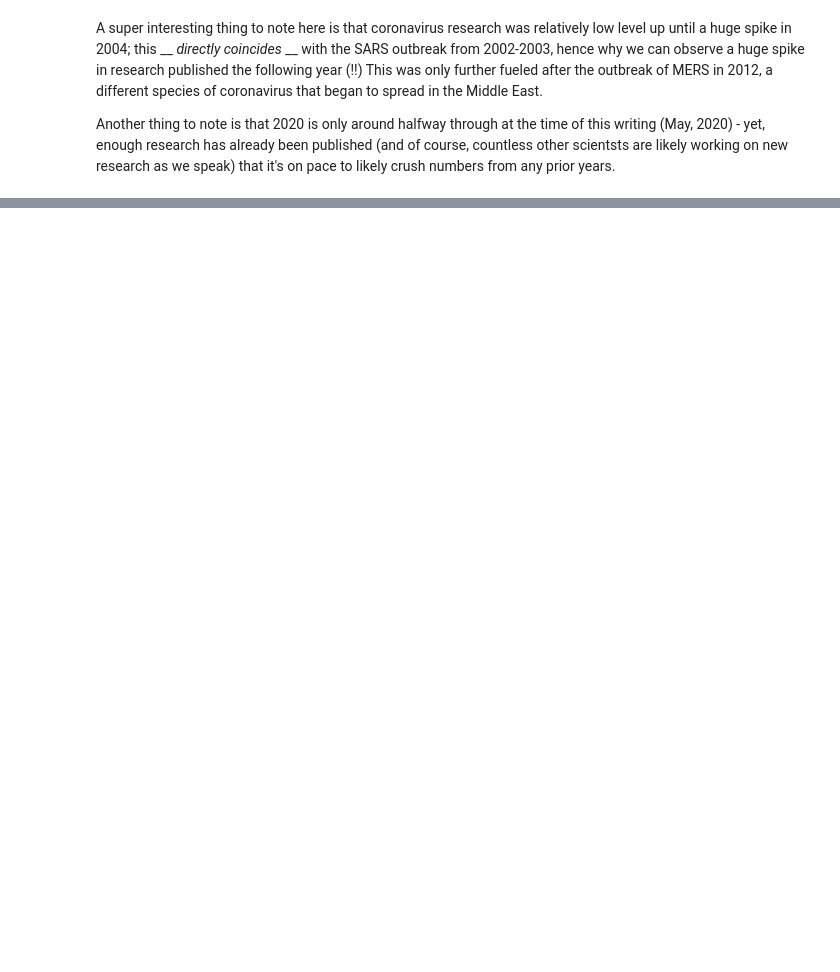
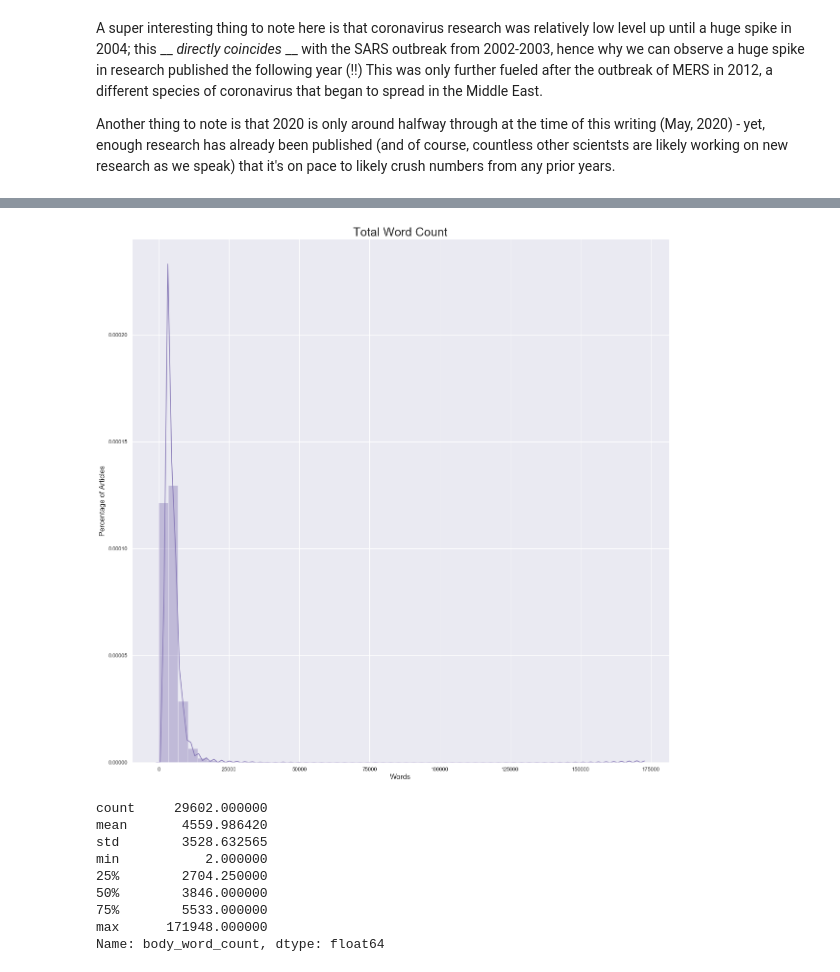
Before and after one commit to orangejuicetin/CIS545-Final-Project, a Jupyter notebook: justin_choi_cis545_final.ipynb, the cells around one changed output, grey strips where cells are left out. Drawn from its saved outputs; the diff is of its cells as text; code cells hidden in the pictures; blank space fills up the shorter version.

```diff
--- a/justin_choi_cis545_final.ipynb
+++ b/justin_choi_cis545_final.ipynb
@@ -422,0 +522,21 @@ ModuleNotFoundError: No module named 'space'
+# %%
+sns.set(style='white', palette='muted', color_codes=True)
+# %%
+fig, ax = plt.subplots(figsize=(20, 20))
+plt.ylabel('Percentage of Articles', fontsize=15)
+sns.distplot(covid_df['body_word_count'], ax=ax, color='m')
+plt.title('Total Word Count', fontsize=25)
+plt.xlabel('Words', fontsize=15)
+plt.show()
+covid_df['body_word_count'].describe()
+# %% [output]
+[figure, added]
+count     29602.000000
+mean       4559.986420
+std        3528.632565
+min           2.000000
+25%        2704.250000
+50%        3846.000000
+75%        5533.000000
+max      171948.000000
+Name: body_word_count, dtype: float64
```
Also changed, not shown: parts of 34 cells of this notebook.
